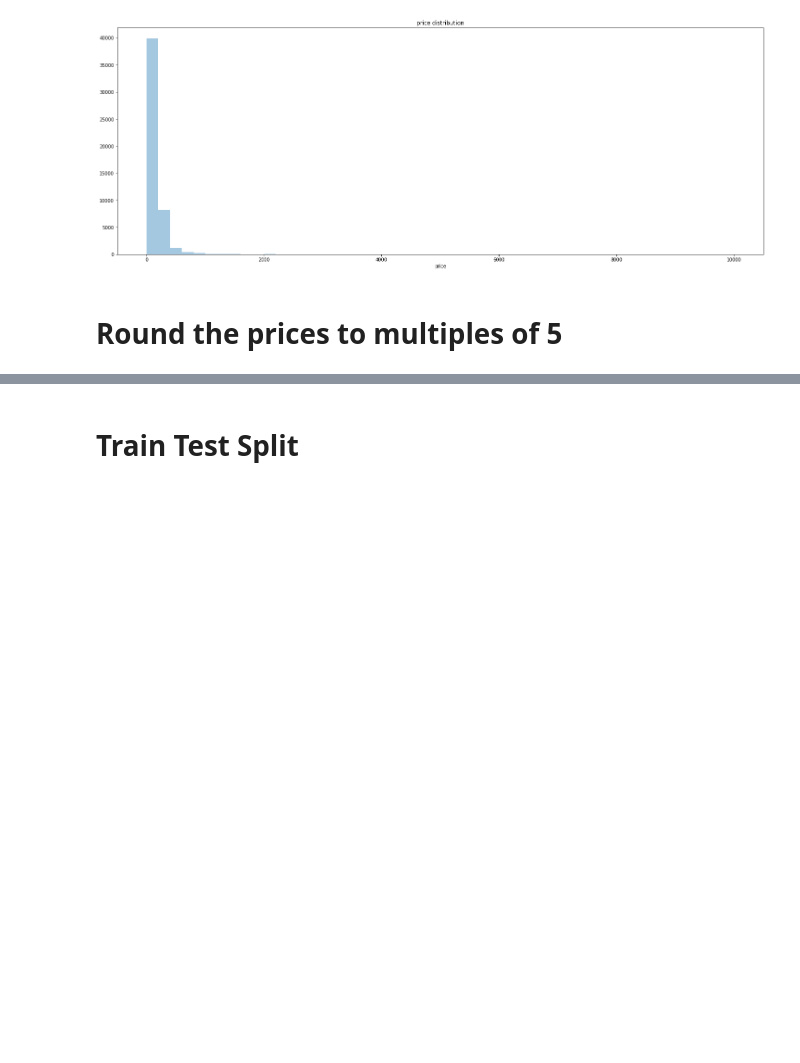
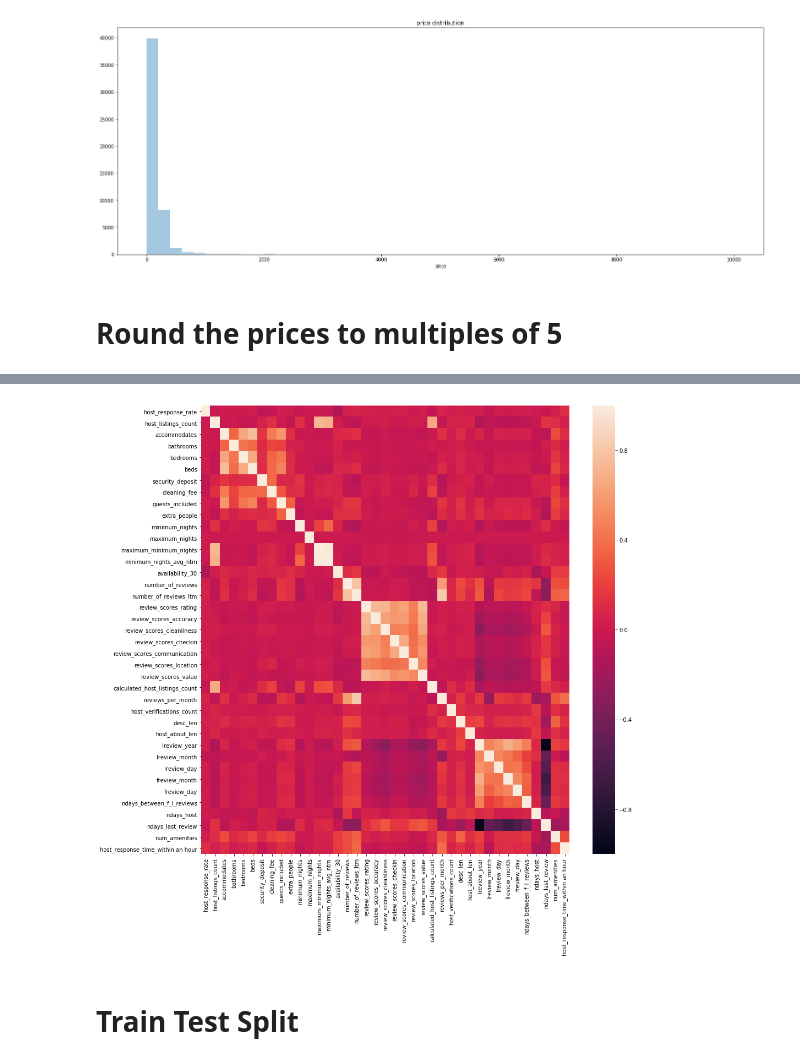
Before and after one commit to principal-miners/listings, a Jupyter notebook: ssh/RAW Modelling.ipynb, the cells around one changed output, grey strips where cells are left out. Cells and saved outputs as stored; diff of their text form; code cells hidden in the pictures; blank space fills up the shorter version.

```diff
--- a/ssh/RAW Modelling.ipynb
+++ b/ssh/RAW Modelling.ipynb
@@ -74,0 +102,7 @@ listings["price"] = listings["price"].apply(roundto)
+# %%
+cols_to_drop = ["host_total_listings_count",
+                "minimum_minimum_nights", "minimum_maximum_nights", "maximum_maximum_nights", "maximum_nights_avg_ntm", "availability_60", "availability_90", "availability_365",
+               "calculated_host_listings_count_entire_homes", "calculated_host_listings_count_private_rooms", "calculated_host_listings_count_shared_rooms", "freview_year",
+               ""]
+
+listings2 = listings[corr_cols].drop(cols_to_drop, axis=1)
@@ -75,3 +129,13 @@ listings["price"] = listings["price"].apply(roundto)
+# %%
+
+listings2_corr = listings2.corr()
+f, ax = plt.subplots(1,1,figsize=(15,15))
+sns.heatmap(listings2_corr, annot=False, ax=ax)
+plt.yticks(np.arange(0.5, len(listings2_corr.index), 1), listings2_corr.index)
+plt.xticks(np.arange(0.5, len(listings2_corr.columns), 1), listings2_corr.columns)
+plt.show()
+# %% [output]
+[figure, added]
 # %% [markdown]
 # Train Test Split
 # %%
```
Also changed, not shown: parts of 4 cells of this notebook.
